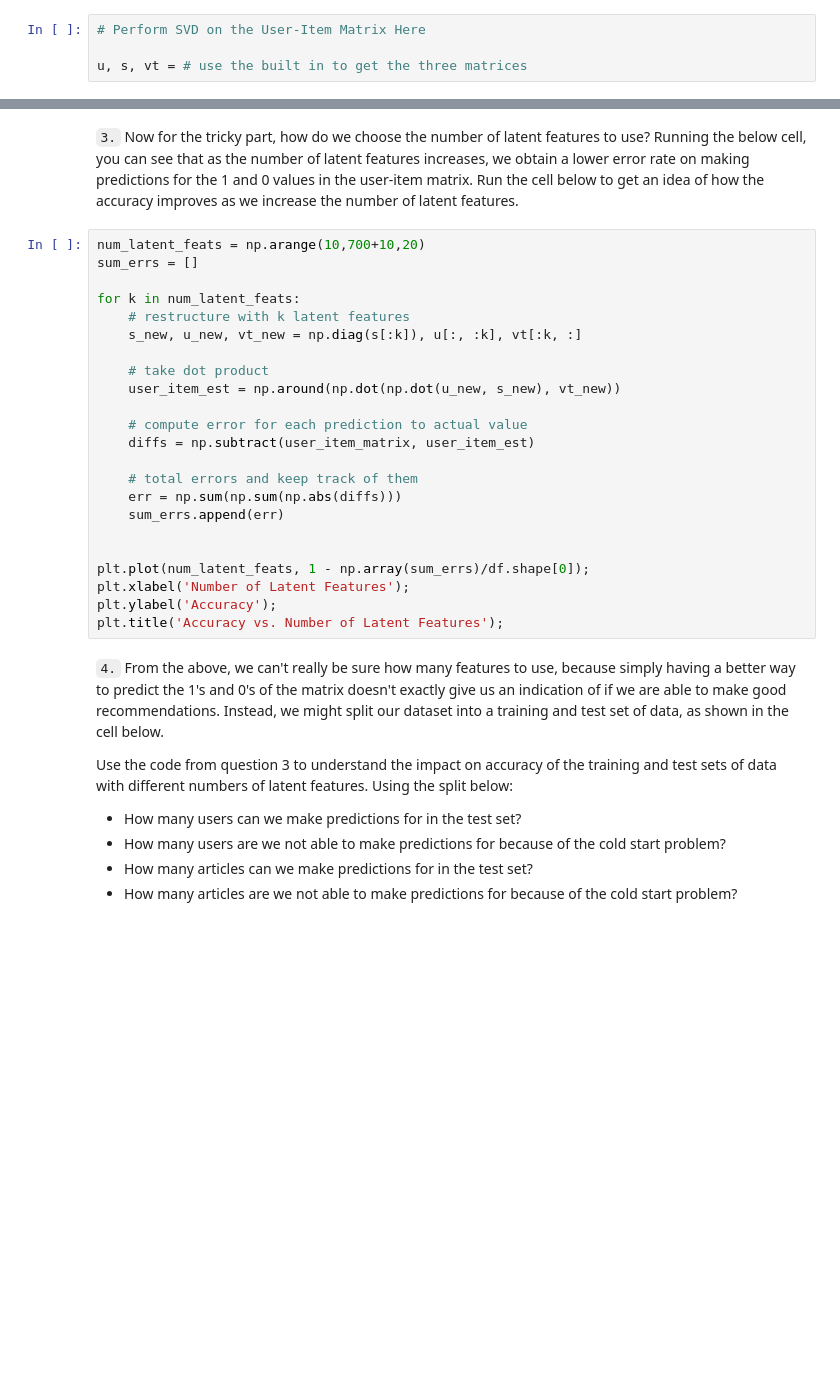
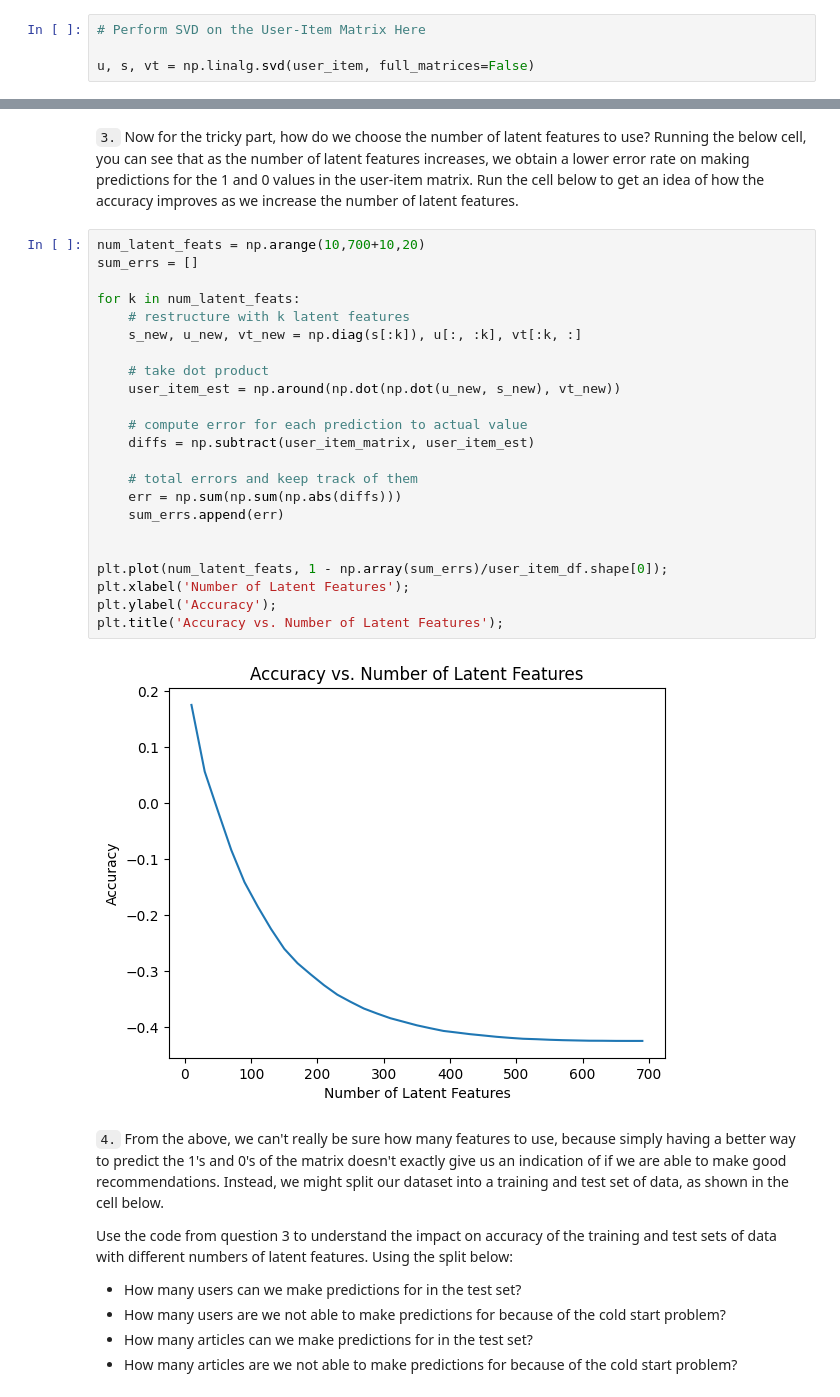
Before and after one commit to Benedictgr97/Recommendation-system, a Jupyter notebook: Recommendations_with_IBM.ipynb, the cells around one changed output, grey strips where cells are left out. Cells and saved outputs as stored; diff of their text form; blank space fills up the shorter version.

```diff
--- a/Recommendations_with_IBM.ipynb
+++ b/Recommendations_with_IBM.ipynb
@@ -677,7 +657,7 @@ user_item_matrix.head()
 # %%
 # Perform SVD on the User-Item Matrix Here
 
-u, s, vt = # use the built in to get the three matrices
+u, s, vt = np.linalg.svd(user_item, full_matrices=False)
 # %% [markdown]
 **Provide your response here.**
 # %% [markdown]
@@ -685,26 +665,28 @@ u, s, vt = # use the built in to get the three matrices
 # %%
 num_latent_feats = np.arange(10,700+10,20)
 sum_errs = []
 
 for k in num_latent_feats:
     # restructure with k latent features
     s_new, u_new, vt_new = np.diag(s[:k]), u[:, :k], vt[:k, :]
 
     # take dot product
     user_item_est = np.around(np.dot(np.dot(u_new, s_new), vt_new))
 
     # compute error for each prediction to actual value
     diffs = np.subtract(user_item_matrix, user_item_est)
 
     # total errors and keep track of them
     err = np.sum(np.sum(np.abs(diffs)))
     sum_errs.append(err)
 
 
-plt.plot(num_latent_feats, 1 - np.array(sum_errs)/df.shape[0]);
+plt.plot(num_latent_feats, 1 - np.array(sum_errs)/user_item_df.shape[0]);
 plt.xlabel('Number of Latent Features');
 plt.ylabel('Accuracy');
 plt.title('Accuracy vs. Number of Latent Features');
+# %% [output]
+[figure, added]
 # %% [markdown]
 `4.` From the above, we can't really be sure how many features to use, because simply having a better way to predict the 1's and 0's of the matrix doesn't exactly give us an indication of if we are able to make good recommendations.  Instead, we might split our dataset into a training and test set of data, as shown in the cell below.
 
```
Also changed, not shown: parts of 26 cells of this notebook.
